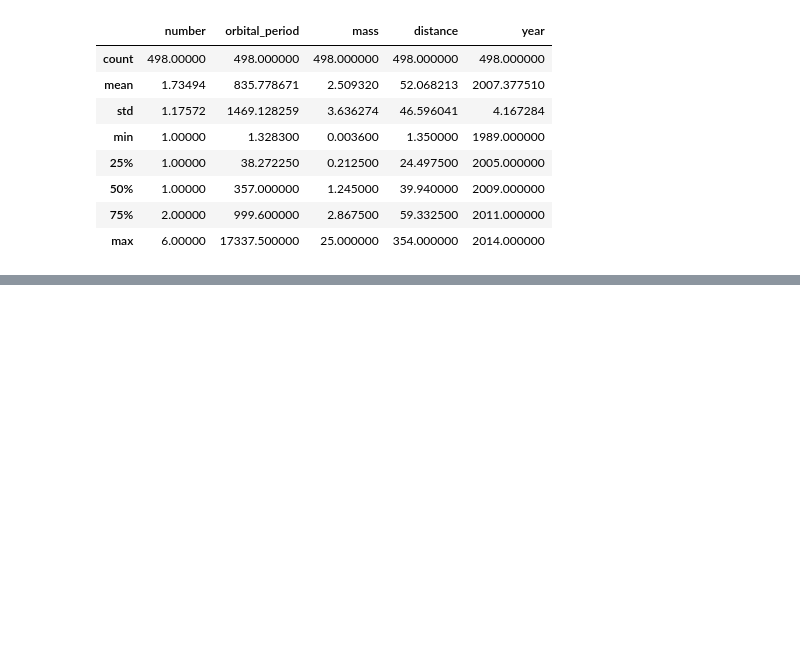
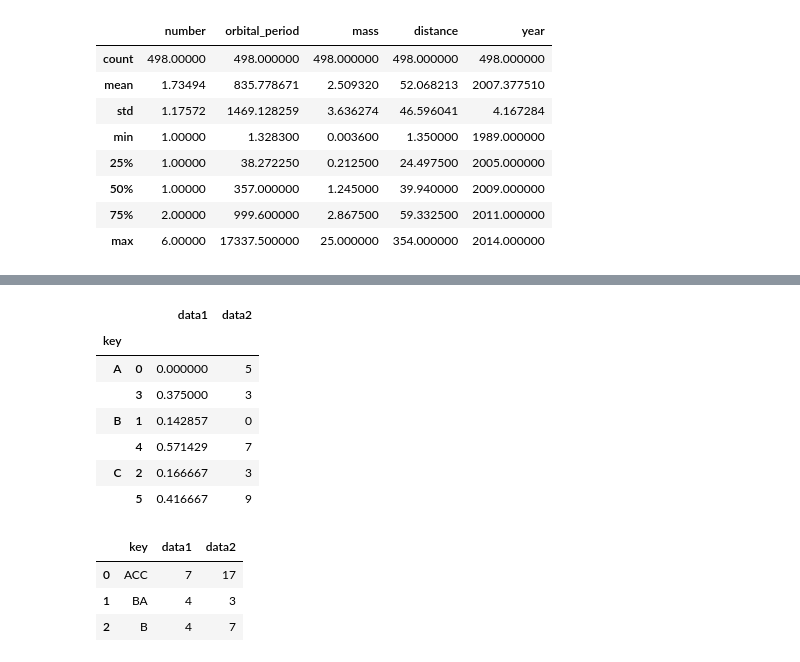
Before and after one commit to Ryo-book/The-first-project, a Jupyter notebook: Data Science/Pandas/P171.ipynb, the cells around one changed output, grey strips where cells are left out. Drawn from its saved outputs; the diff is of its cells as text; code cells hidden in the pictures; blank space fills up the shorter version.

```diff
--- a/Data Science/Pandas/P171.ipynb
+++ b/Data Science/Pandas/P171.ipynb
@@ -91,0 +241,23 @@ planets.dropna().describe()
+# %%
+def norm_by_data2(x):
+    x['data1'] /= x['data2'].sum()
+    return x
+
+df.groupby('key').apply(norm_by_data2, include_groups=False)
+# %% [output]
+|  |  | data1 | data2 |
+| key |  |  |  |
+| A | 0 | 0.000000 | 5 |
+|  | 3 | 0.375000 | 3 |
+| B | 1 | 0.142857 | 0 |
+|  | 4 | 0.571429 | 7 |
+| C | 2 | 0.166667 | 3 |
+|  | 5 | 0.416667 | 9 |
+# %%
+L = [0, 1, 0, 1, 2, 0]
+df.groupby(L).sum()
+# %% [output]
+|  | key | data1 | data2 |
+| 0 | ACC | 7 | 17 |
+| 1 | BA | 4 | 3 |
+| 2 | B | 4 | 7 |
```
Also changed, not shown: parts of 18 cells of this notebook, 1 other file.
